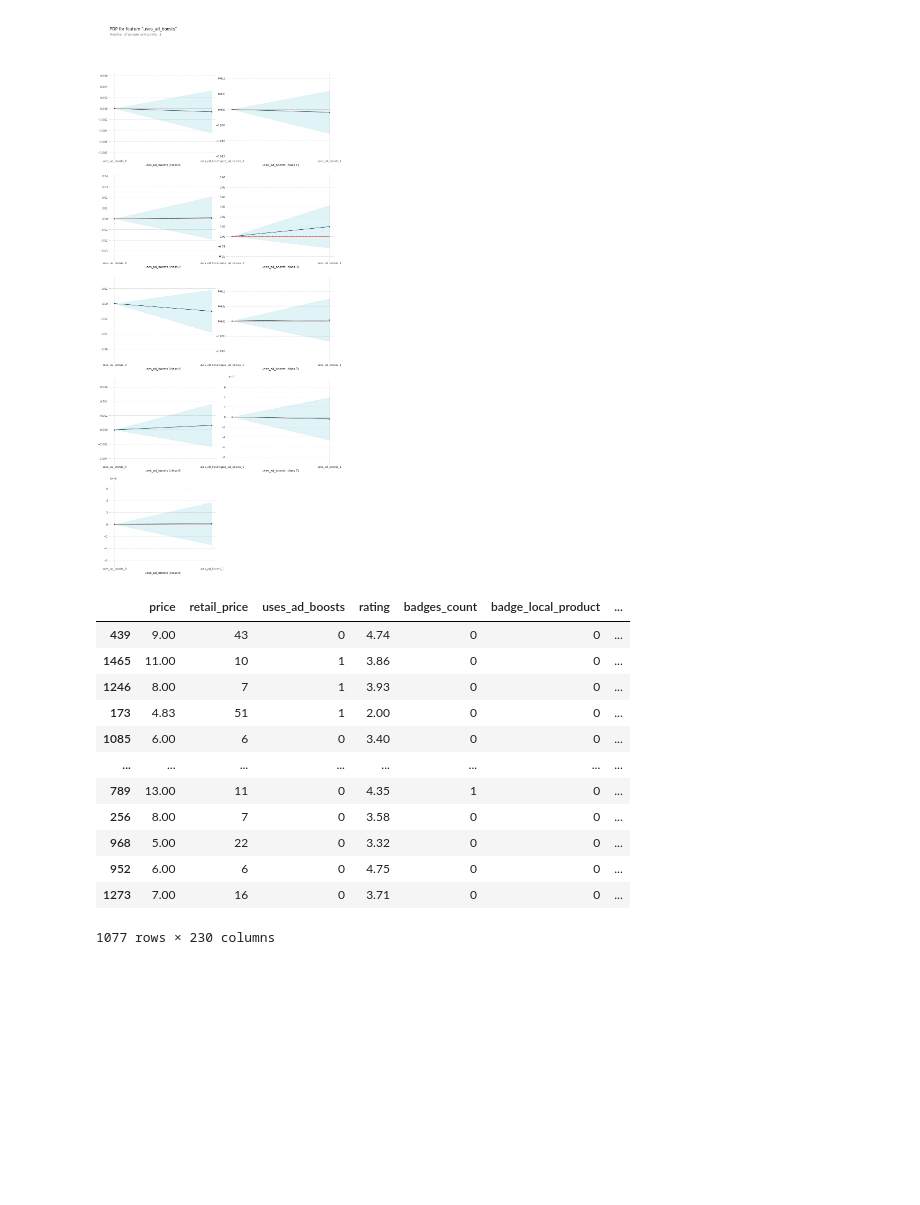
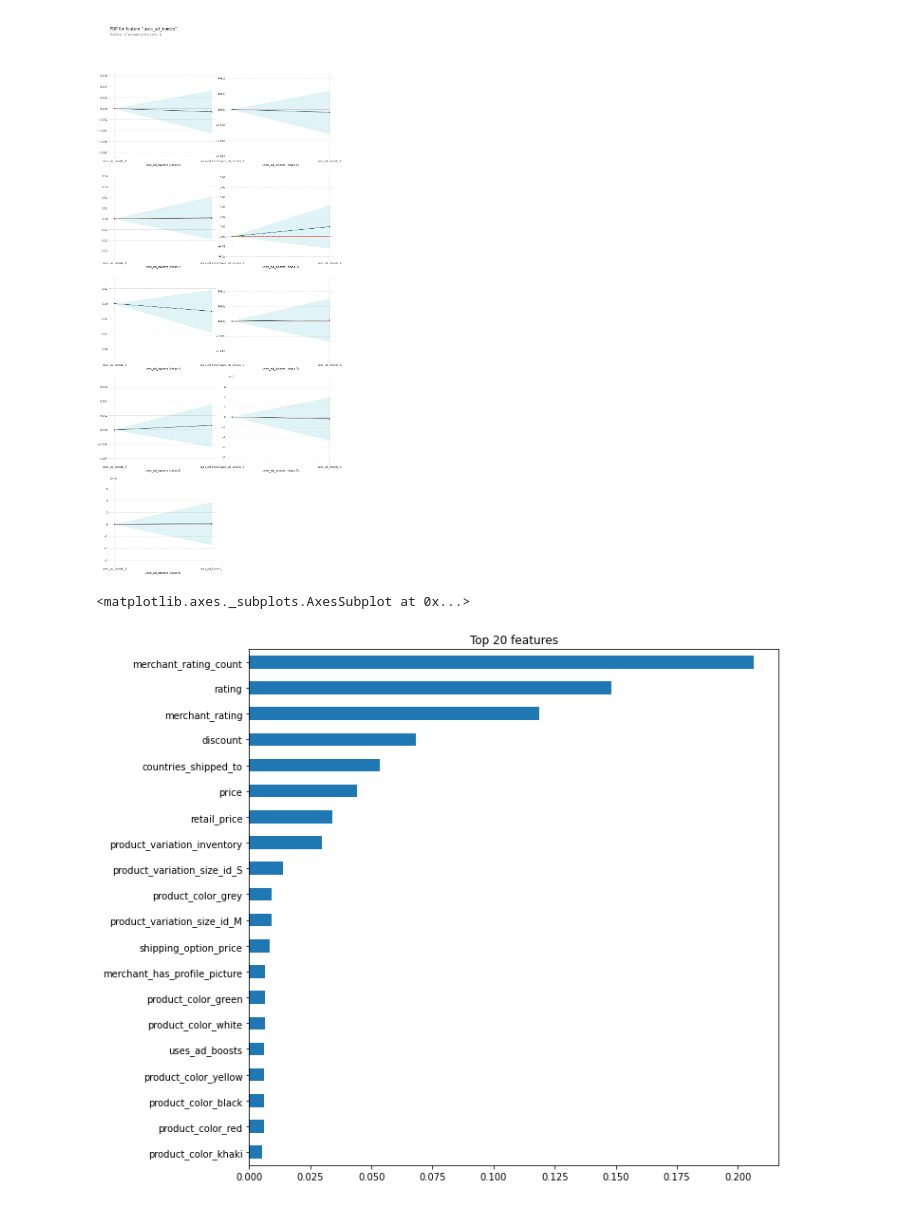
Before and after one commit to LeeVvin/AIB_Project2, a Jupyter notebook: Project2_AIB16_이빈.ipynb, the cells around one changed output. Saved outputs shown, nothing was run; the diff lists cells and outputs as text; code cells hidden in the pictures; blank space fills up the shorter version.

```diff
--- a/Project2_AIB16_이빈.ipynb
+++ b/Project2_AIB16_이빈.ipynb
@@ -783,19 +794,12 @@ for feat in feat:
 [figure]
 [figure]
 [figure]
-# %%
-X_train
-# %% [output]
-|  | price | retail_price | uses_ad_boosts | rating | badges_count | badge_local_product | ... |
-| 439 | 9.00 | 43 | 0 | 4.74 | 0 | 0 | ... |
-| 1465 | 11.00 | 10 | 1 | 3.86 | 0 | 0 | ... |
-| 1246 | 8.00 | 7 | 1 | 3.93 | 0 | 0 | ... |
-| 173 | 4.83 | 51 | 1 | 2.00 | 0 | 0 | ... |
-| 1085 | 6.00 | 6 | 0 | 3.40 | 0 | 0 | ... |
-| ... | ... | ... | ... | ... | ... | ... | ... |
-| 789 | 13.00 | 11 | 0 | 4.35 | 1 | 0 | ... |
-| 256 | 8.00 | 7 | 0 | 3.58 | 0 | 0 | ... |
-| 968 | 5.00 | 22 | 0 | 3.32 | 0 | 0 | ... |
-| 952 | 6.00 | 6 | 0 | 4.75 | 0 | 0 | ... |
-| 1273 | 7.00 | 16 | 0 | 3.71 | 0 | 0 | ... |
-1077 rows × 230 columns
+# %%
+importances = pd.Series(optimised_GBC.feature_importances_, X_train.columns)
+n = 20
+plt.figure(figsize = (10 , n/2))
+plt.title(f'Top {n} features')
+importances.sort_values()[-n:].plot.barh()
+# %% [output]
+<matplotlib.axes._subplots.AxesSubplot at 0x...>
+[figure, added]
```
Also changed, not shown: parts of 4 cells of this notebook.
